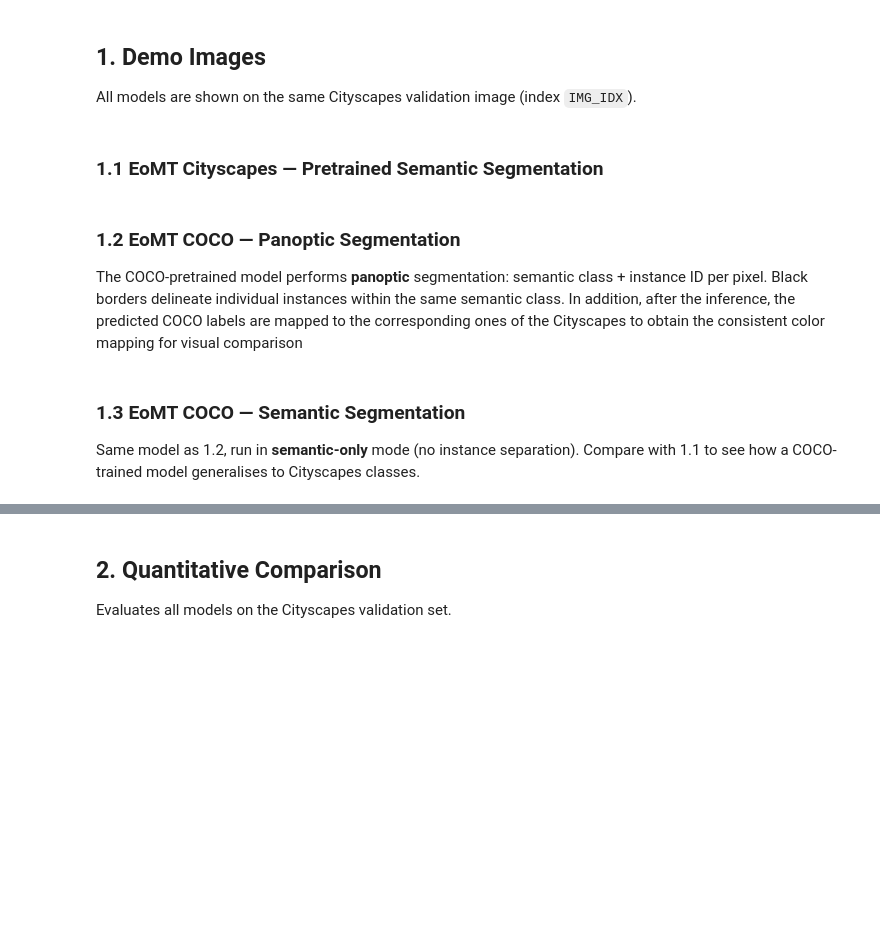
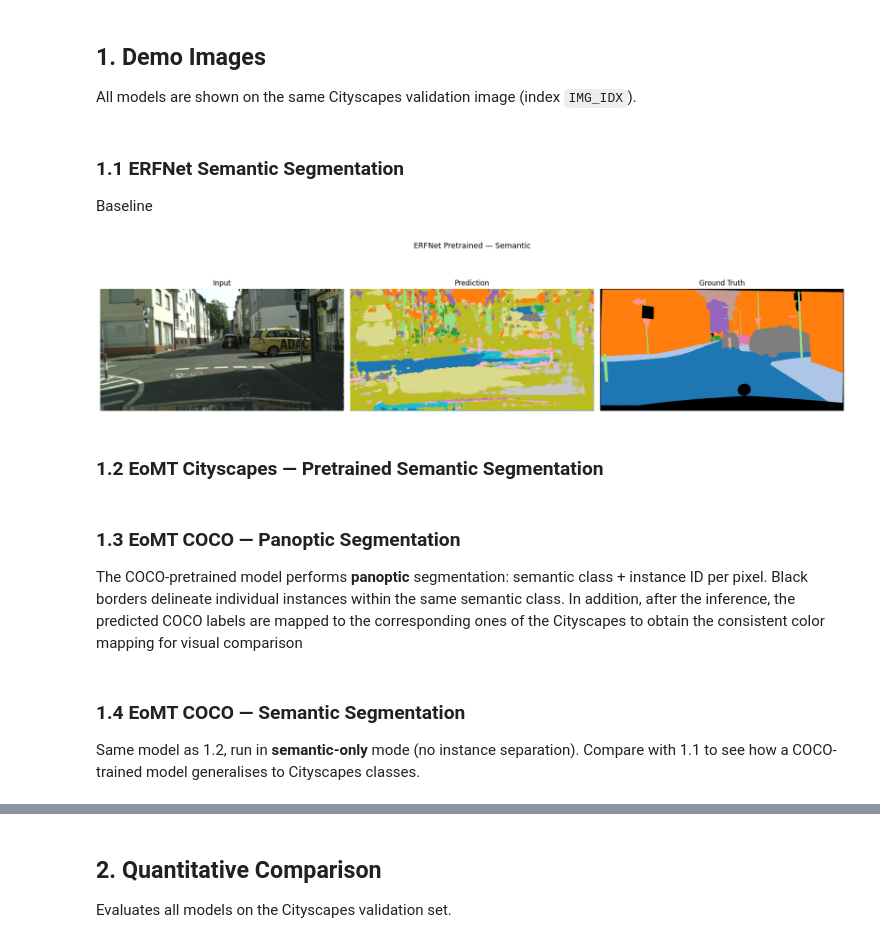
Before and after one commit to timmfy/MaskArchitectureAnomaly_CourseProject, a Jupyter notebook: semantic_segmentation.ipynb, the cells around one changed output, grey strips where cells are left out. Cells and saved outputs as stored; diff of their text form; code cells hidden in the pictures; blank space fills up the shorter version.

```diff
--- a/semantic_segmentation.ipynb
+++ b/semantic_segmentation.ipynb
@@ -99,8 +100,38 @@ def show_three(img_tensor, pred, target, title):
 ## 1. Demo Images
 
 All models are shown on the same Cityscapes validation image (index `IMG_IDX`).
+# %% [markdown]
+### 1.1 ERFNet Semantic Segmentation
+Baseline
+# %%
+from eval.erfnet import ERFNet
+from eval.semantic_eval import load_my_state_dict
+from eval.dataset import cityscapes
+from eval.eval_cityscapes_color import input_transform_cityscapes, target_transform_cityscapes
+
+# 1. Load Model (NUM_CLASSES=20 as in eval_cityscapes_color.py)
+model_erf = ERFNet(num_classes=20).to(device)
+state_dict = torch.load(W_ERFNET, map_location='cpu', weights_only=False)
+model_erf = load_my_state_dict(model_erf, state_dict)
+model_erf.eval()
+
+# 2. Load Sample using the specific dataset and transforms
+ds_erf = cityscapes(DATASET_DIR, input_transform_cityscapes, target_transform_cityscapes, subset='val')
+img_erf, target_erf, _, _ = ds_erf[IMG_IDX]
+
+# 3. Inference
+with torch.no_grad():
+    input_erf = img_erf.unsqueeze(0).to(device)
+    with torch.amp.autocast(dtype=torch.float16, device_type=device.type if hasattr(device, 'type') else str(device)):
+        outputs_erf = model_erf(input_erf)
+        # outputs_erf is [1, 20, 512, 1024]
+        pred_erf = outputs_erf[0].max(0)[1].byte().cpu().numpy()
+
+show_three(img_erf, pred_erf, target_erf.squeeze().numpy(), "ERFNet Baseline — Semantic")
+# %% [output]
+[figure, added]
 # %% [markdown]
-### 1.1 EoMT Cityscapes — Pretrained Semantic Segmentation
+### 1.2 EoMT Cityscapes — Pretrained Semantic Segmentation
 # %%
 cfg_cs   = eomt_setup.load_config(CFG_CS)
 data_cs  = eomt_setup.setup_data(cfg_cs, data_path=DATASET_DIR)
@@ -112,7 +143,7 @@ pred_cs, target_cs = eomt_inference.infer_semantic(
 )
 eomt_inference.plot_semantic_results(demo_img, pred_cs, target_cs, 'EoMT Cityscapes Pretrained — Semantic', IGNORE_INDEX)
 # %% [markdown]
-### 1.2 EoMT COCO — Panoptic Segmentation
+### 1.3 EoMT COCO — Panoptic Segmentation
 
 The COCO-pretrained model performs **panoptic** segmentation: semantic class + instance ID per pixel.
 Black borders delineate individual instances within the same semantic class. In addition, after the inference, the predicted COCO labels are mapped to the corresponding ones of the Cityscapes to obtain the consistent color mapping for visual comparison
@@ -133,7 +164,7 @@ eomt_inference.plot_panoptic_results(
     model_coco, coco_img, sem_pan_cs, inst_pan, sem_tgt_pan, inst_tgt, "EoMT COCO Pretrained — Panoptic"
 )
 # %% [markdown]
-### 1.3 EoMT COCO — Semantic Segmentation
+### 1.4 EoMT COCO — Semantic Segmentation
 
 Same model as 1.2, run in **semantic-only** mode (no instance separation).
 Compare with 1.1 to see how a COCO-trained model generalises to Cityscapes classes.
```
Also changed, not shown: parts of 4 cells of this notebook, 6 other files.
